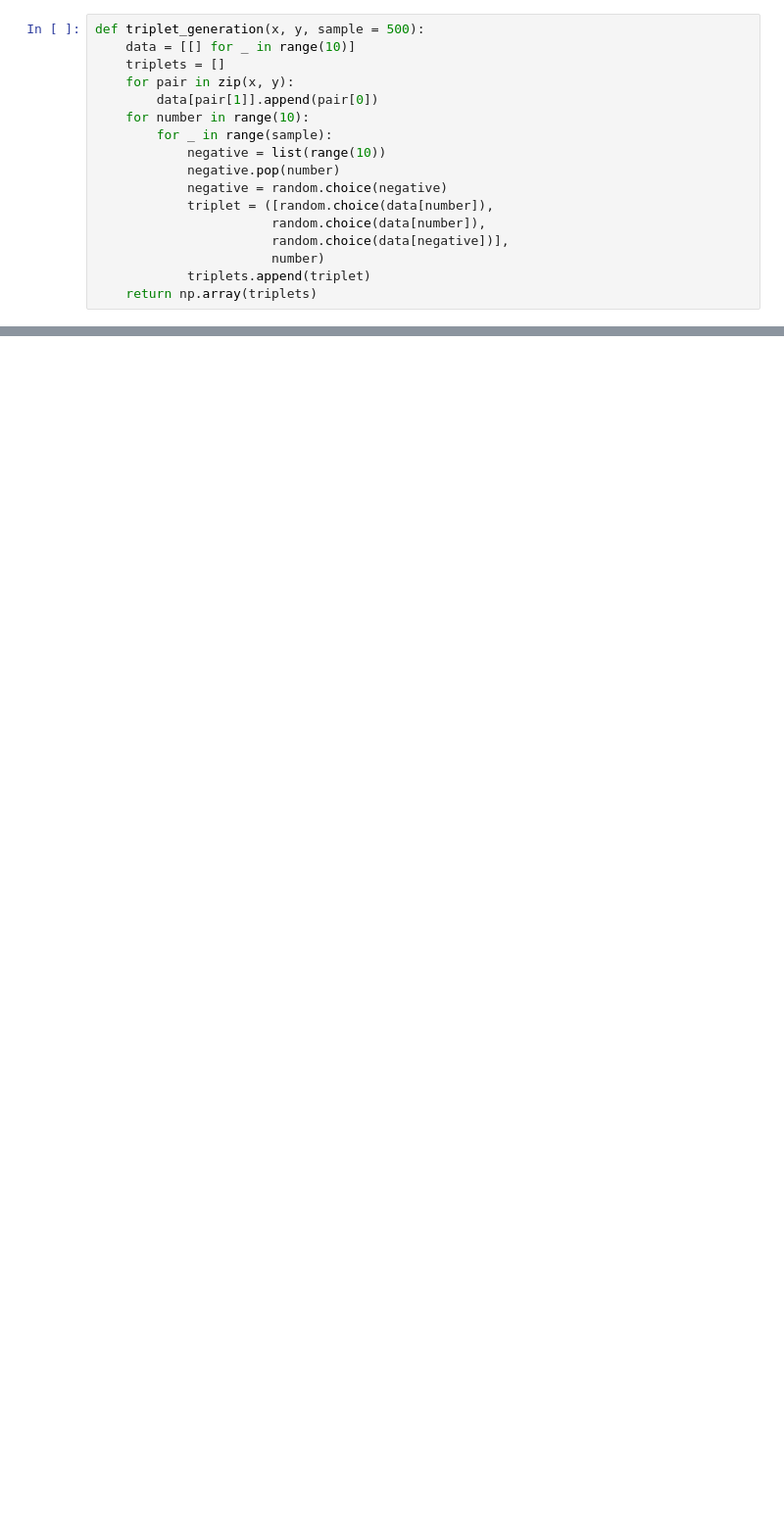
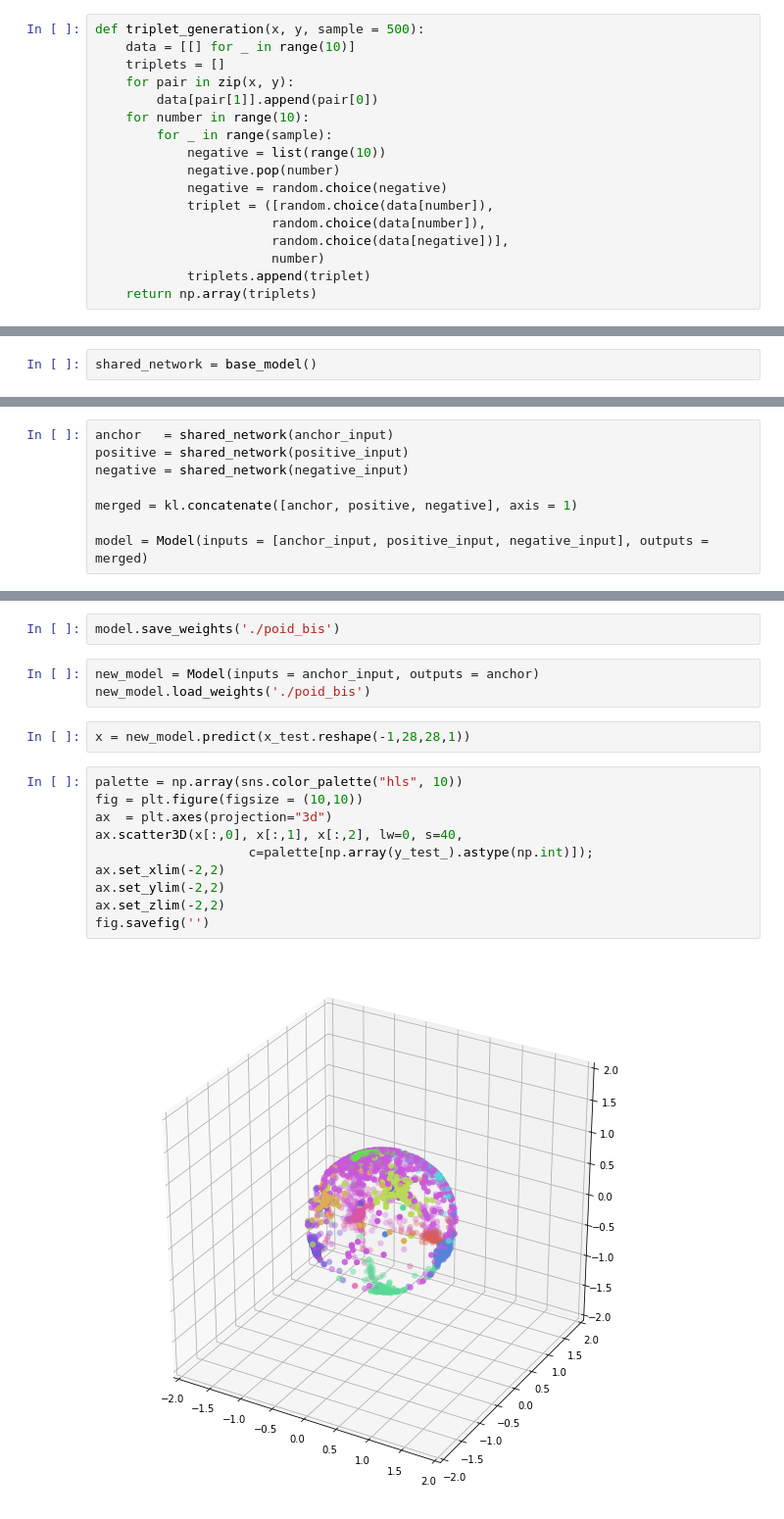
Before and after one commit to Sarapuce/Triplet_loss, a Jupyter notebook: Few shot learning.ipynb, the cells around one changed output, grey strips where cells are left out. Shown: that part at 98% size. Cells and saved outputs as stored; diff of their text form; blank space fills up the shorter version.

```diff
--- a/Few shot learning.ipynb
+++ b/Few shot learning.ipynb
@@ -73,0 +103,2 @@ def triplet_generation(x, y, sample = 500):
+# %%
+shared_network = base_model()
@@ -73,0 +109,8 @@ def triplet_generation(x, y, sample = 500):
+# %%
+anchor   = shared_network(anchor_input)
+positive = shared_network(positive_input)
+negative = shared_network(negative_input)
+
+merged = kl.concatenate([anchor, positive, negative], axis = 1)
+
+model = Model(inputs = [anchor_input, positive_input, negative_input], outputs = merged)
@@ -73,0 +201,19 @@ def triplet_generation(x, y, sample = 500):
+# %%
+model.save_weights('./poid_bis')
+# %%
+new_model = Model(inputs = anchor_input, outputs = anchor)
+new_model.load_weights('./poid_bis')
+# %%
+x = new_model.predict(x_test.reshape(-1,28,28,1))
+# %%
+palette = np.array(sns.color_palette("hls", 10))
+fig = plt.figure(figsize = (10,10))
+ax  = plt.axes(projection="3d")
+ax.scatter3D(x[:,0], x[:,1], x[:,2], lw=0, s=40,
+                    c=palette[np.array(y_test_).astype(np.int)]);
+ax.set_xlim(-2,2)
+ax.set_ylim(-2,2)
+ax.set_zlim(-2,2)
+fig.savefig('')
+# %% [output]
+[figure, added]
```
Also changed, not shown: parts of 24 cells of this notebook, 1 other file.
